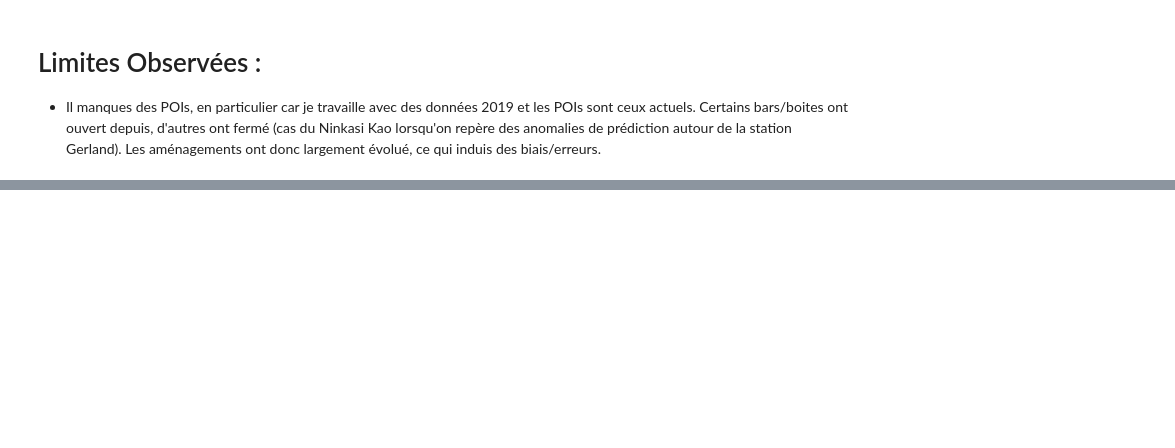
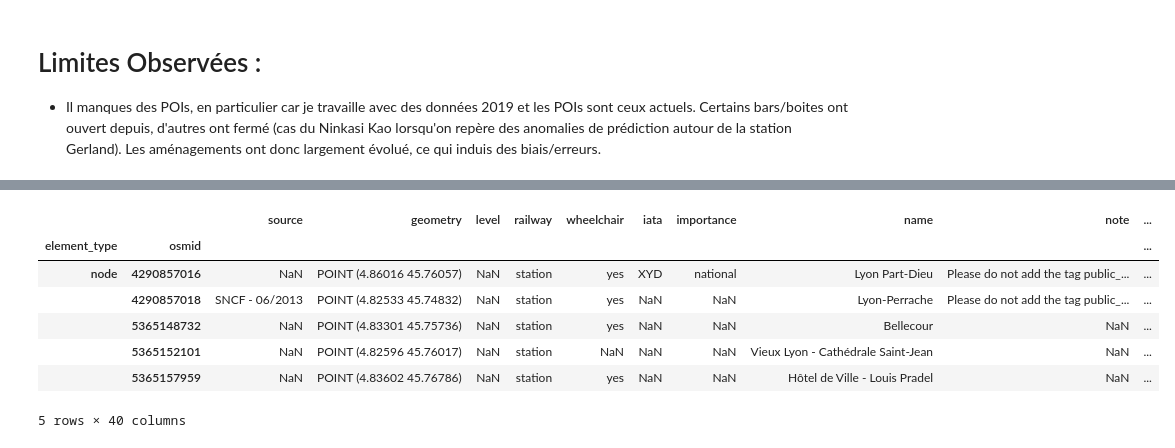
Before and after one commit to Fr-ocasting/prediction-validation, a Jupyter notebook: build_inputs/build_POIs.ipynb, the cells around one changed output, grey strips where cells are left out. Cells and saved outputs as stored; diff of their text form; code cells hidden in the pictures; blank space fills up the shorter version.

```diff
--- a/build_inputs/build_POIs.ipynb
+++ b/build_inputs/build_POIs.ipynb
@@ -347,4 +400,5 @@ gdf_train_station[gdf_train_station['osmid'].isin([part_dieu_ids])].explore()
 # %%
 place_name = f"Lyon, France"
-ox.geometries_from_place(place_name, tags ={"railway": "station"})
+gdf_subway_station = ox.geometries_from_place(place_name, tags ={"railway": "station"})
+gdf_subway_station.head()
 # %% [output]
@@ -352,2 +405,10 @@ ox.geometries_from_place(place_name, tags ={"railway": "station"})
+|  |  | source | geometry | level | railway | wheelchair | iata | importance | name | note | ... |
+| element_type | osmid |  |  |  |  |  |  |  |  |  | ... |
+| node | 4290857016 | NaN | POINT (4.86016 45.76057) | NaN | station | yes | XYD | national | Lyon Part-Dieu | Please do not add the tag public_... | ... |
+|  | 4290857018 | SNCF - 06/2013 | POINT (4.82533 45.74832) | NaN | station | yes | NaN | NaN | Lyon-Perrache | Please do not add the tag public_... | ... |
+|  | 5365148732 | NaN | POINT (4.83301 45.75736) | NaN | station | yes | NaN | NaN | Bellecour | NaN | ... |
+|  | 5365152101 | NaN | POINT (4.82596 45.76017) | NaN | station | NaN | NaN | NaN | Vieux Lyon - Cathédrale Saint-Jean | NaN | ... |
+|  | 5365157959 | NaN | POINT (4.83602 45.76786) | NaN | station | yes | NaN | NaN | Hôtel de Ville - Louis Pradel | NaN | ... |
+5 rows × 40 columns
 # %%
 place_name = f"Lyon, France"
```
Also changed, not shown: parts of 12 cells of this notebook, 1 other file.
